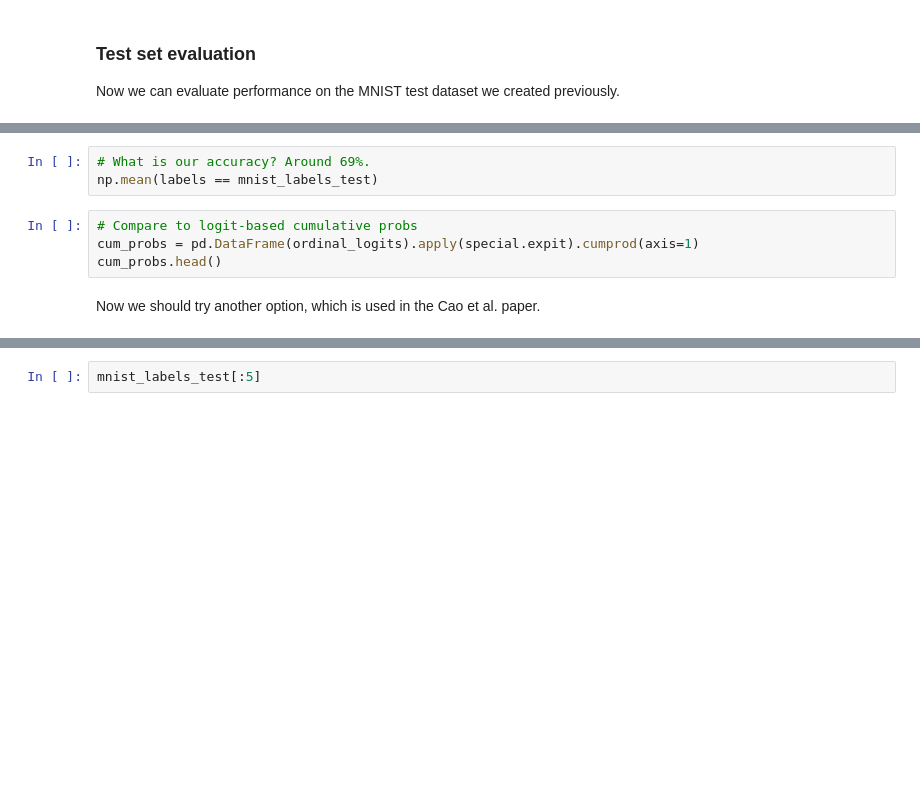
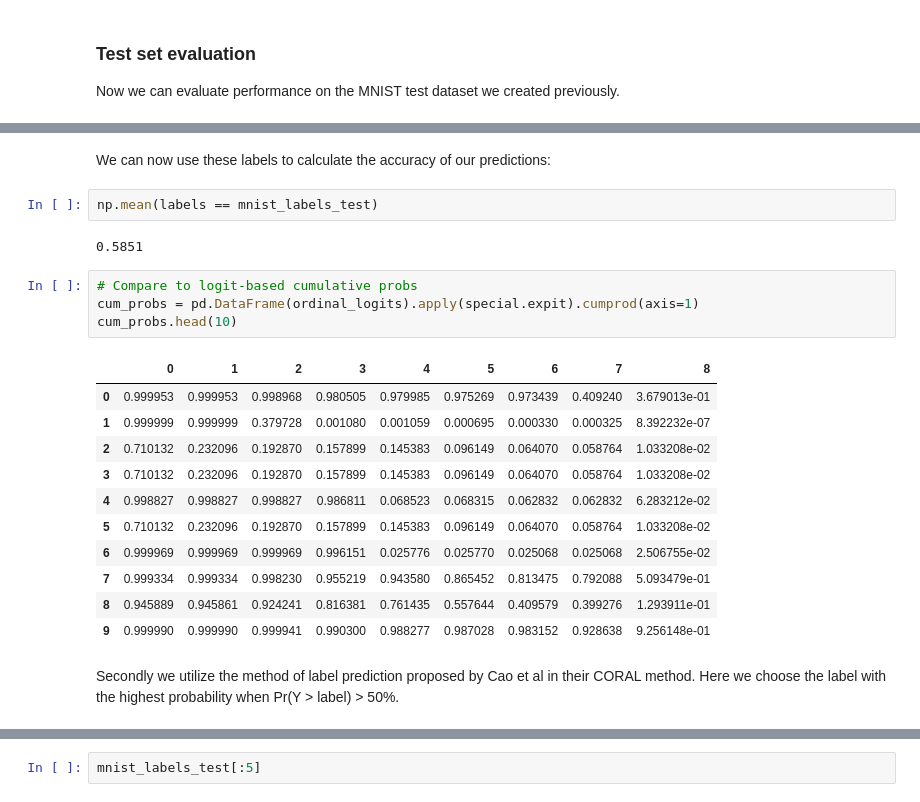
Before and after one commit to GarrettJenkinson/condor_tensorflow, a Jupyter notebook: docs/CONDOR_TensorFlow_demo.ipynb, the cells around one changed output, grey strips where cells are left out. Drawn from its saved outputs; the diff is of its cells as text; blank space fills up the shorter version.

```diff
--- a/docs/CONDOR_TensorFlow_demo.ipynb
+++ b/docs/CONDOR_TensorFlow_demo.ipynb
@@ -198,12 +292,27 @@ labels.values
-# %%
-# What is our accuracy? Around 69%.
-np.mean(labels == mnist_labels_test)
+# %% [markdown]
+We can now use these labels to calculate the accuracy of our predictions:
+# %%
+np.mean(labels == mnist_labels_test)
+# %% [output]
+0.5851
 # %%
 # Compare to logit-based cumulative probs
 cum_probs = pd.DataFrame(ordinal_logits).apply(special.expit).cumprod(axis=1)
-cum_probs.head()
+cum_probs.head(10)
+# %% [output]
+|  | 0 | 1 | 2 | 3 | 4 | 5 | 6 | 7 | 8 |
+| 0 | 0.999953 | 0.999953 | 0.998968 | 0.980505 | 0.979985 | 0.975269 | 0.973439 | 0.409240 | 3.679013e-01 |
+| 1 | 0.999999 | 0.999999 | 0.379728 | 0.001080 | 0.001059 | 0.000695 | 0.000330 | 0.000325 | 8.392232e-07 |
+| 2 | 0.710132 | 0.232096 | 0.192870 | 0.157899 | 0.145383 | 0.096149 | 0.064070 | 0.058764 | 1.033208e-02 |
+| 3 | 0.710132 | 0.232096 | 0.192870 | 0.157899 | 0.145383 | 0.096149 | 0.064070 | 0.058764 | 1.033208e-02 |
+| 4 | 0.998827 | 0.998827 | 0.998827 | 0.986811 | 0.068523 | 0.068315 | 0.062832 | 0.062832 | 6.283212e-02 |
+| 5 | 0.710132 | 0.232096 | 0.192870 | 0.157899 | 0.145383 | 0.096149 | 0.064070 | 0.058764 | 1.033208e-02 |
+| 6 | 0.999969 | 0.999969 | 0.999969 | 0.996151 | 0.025776 | 0.025770 | 0.025068 | 0.025068 | 2.506755e-02 |
+| 7 | 0.999334 | 0.999334 | 0.998230 | 0.955219 | 0.943580 | 0.865452 | 0.813475 | 0.792088 | 5.093479e-01 |
+| 8 | 0.945889 | 0.945861 | 0.924241 | 0.816381 | 0.761435 | 0.557644 | 0.409579 | 0.399276 | 1.293911e-01 |
+| 9 | 0.999990 | 0.999990 | 0.999941 | 0.990300 | 0.988277 | 0.987028 | 0.983152 | 0.928638 | 9.256148e-01 |
-# %% [markdown]
-Now we should try another option, which is used in the Cao et al. paper.
+# %% [markdown]
+Secondly we utilize the method of label prediction proposed by Cao et al in their CORAL method.  Here we choose the label with the highest probability when Pr(Y > label) > 50%.
 # %%
 # Calculate the labels using the style of Cao et al.
 labels2 = cum_probs.apply(lambda x: x > 0.5).sum(axis = 1)
```
Also changed, not shown: parts of 18 cells of this notebook.
